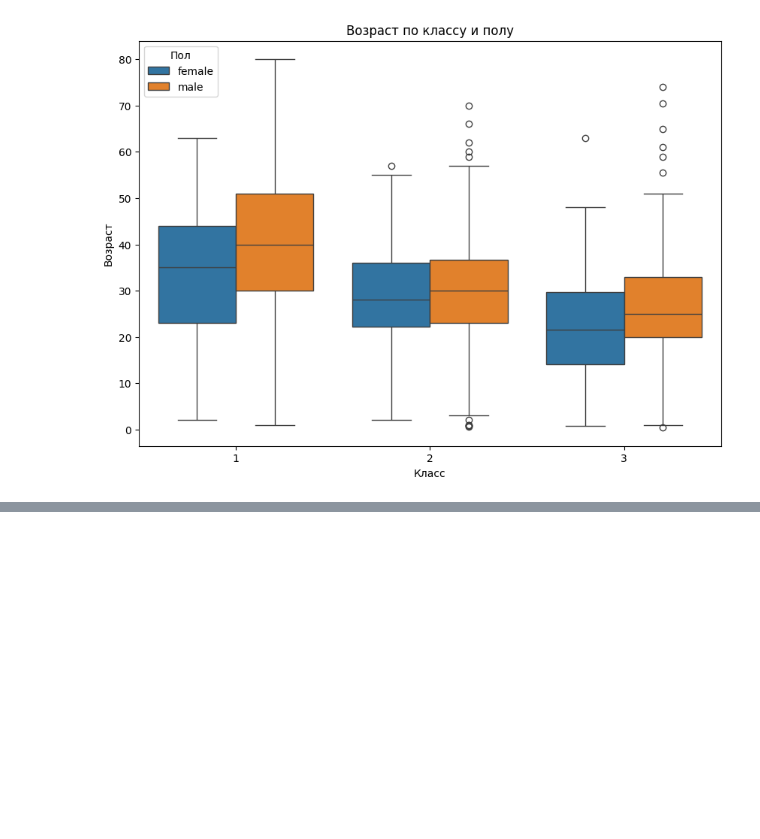
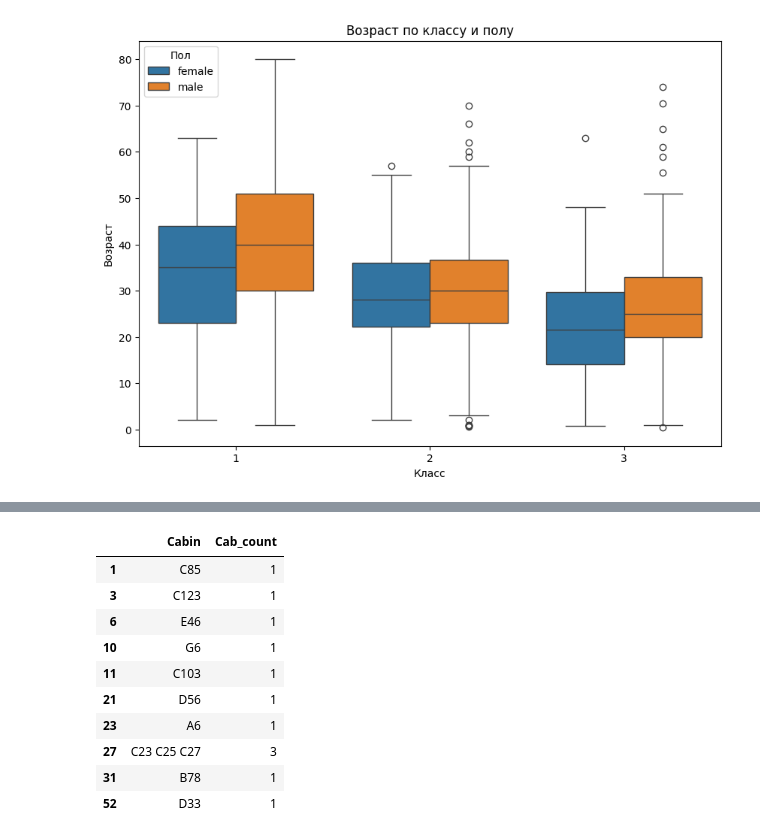
Before and after one commit to ML-engineering-Freelancerroma/titanic, a Jupyter notebook: feat_prepare.ipynb, the cells around one changed output, grey strips where cells are left out. Cells and saved outputs as stored; diff of their text form; code cells hidden in the pictures; blank space fills up the shorter version.

```diff
--- a/feat_prepare.ipynb
+++ b/feat_prepare.ipynb
@@ -129,0 +162,14 @@ df['Deck'] = df['Cabin'].str.extract(r'^([A-Za-z])', expand=False).fillna('M')
+# %%
+df[df['Cabin'].notna()][['Cabin', 'Cab_count']].head(10)
+# %% [output]
+|  | Cabin | Cab_count |
+| 1 | C85 | 1 |
+| 3 | C123 | 1 |
+| 6 | E46 | 1 |
+| 10 | G6 | 1 |
+| 11 | C103 | 1 |
+| 21 | D56 | 1 |
+| 23 | A6 | 1 |
+| 27 | C23 C25 C27 | 3 |
+| 31 | B78 | 1 |
+| 52 | D33 | 1 |
```
Also changed, not shown: parts of 5 cells of this notebook.
